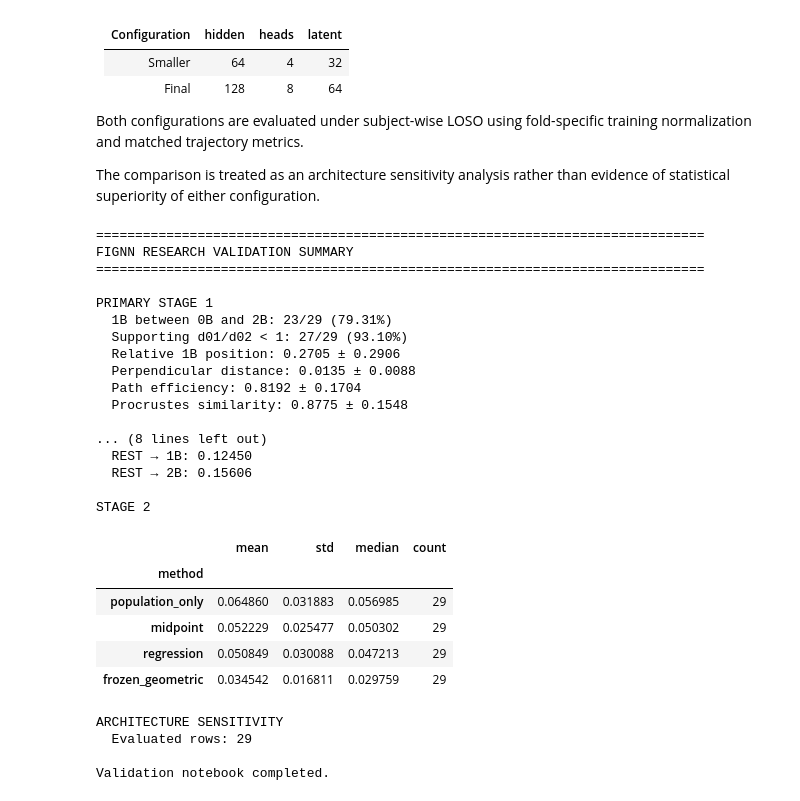
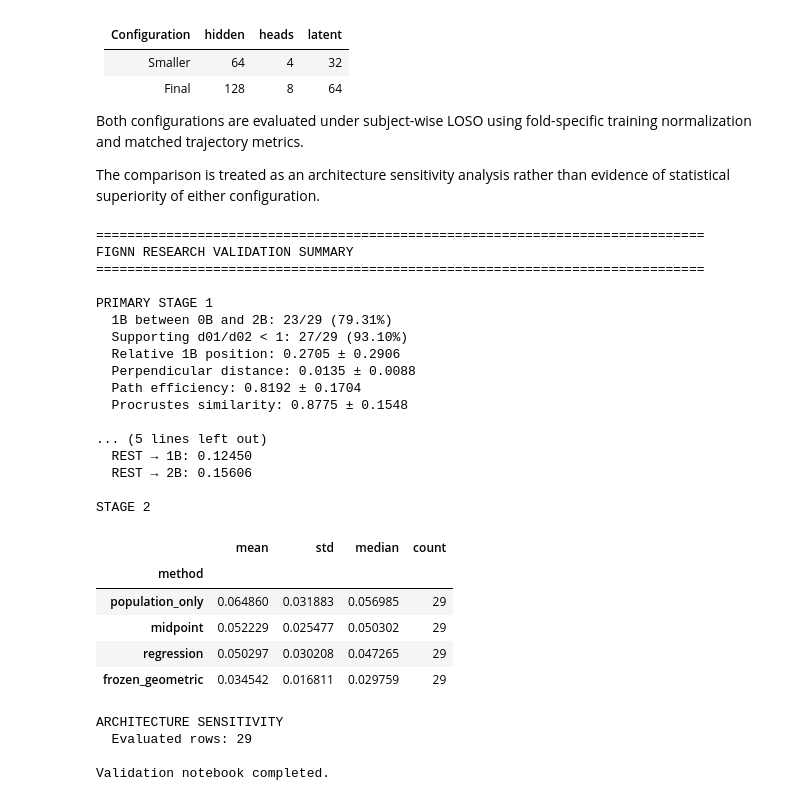
Before and after one commit to VigneshJai-Debug/fignn_cni__project, a Jupyter notebook: notebooks/FIGNN_Research_Validation_set1.ipynb, the cells around one changed output. Cells and saved outputs as stored; diff of their text form; code cells hidden in the pictures.

```diff
--- a/notebooks/FIGNN_Research_Validation_set1.ipynb
+++ b/notebooks/FIGNN_Research_Validation_set1.ipynb
@@ -1543,19 +1448,6 @@ print(
 
 print("\nPROCRUSTES ROBUSTNESS")
 
-if "perm_df" in globals():
-    print(
-        f"  Permutations per subject: {N_PERM}"
-    )
-    print(
-        f"  Subjects p < .05: "
-        f"{(perm_df['empirical_p_plus1'] < 0.05).sum()}/29"
-    )
-    print(
-        f"  Subjects FDR q < .05: "
-        f"{(perm_df['q_fdr'] < 0.05).sum()}/29"
-    )
-
 if "bootstrap_df" in globals():
     print(
         f"  Bootstrap subjects: "
@@ -1595,35 +1487,35 @@ display(stage2_summary.round(6))
 
 print("\nARCHITECTURE SENSITIVITY")
 
 if "ablation_df" in globals():
     print(
         f"  Evaluated rows: {len(ablation_df)}"
     )
 
 print("\nValidation notebook completed.")
 # %% [output]
 ==============================================================================
 FIGNN RESEARCH VALIDATION SUMMARY
 ==============================================================================
 
 PRIMARY STAGE 1
   1B between 0B and 2B: 23/29 (79.31%)
   Supporting d01/d02 < 1: 27/29 (93.10%)
   Relative 1B position: 0.2705 ± 0.2906
   Perpendicular distance: 0.0135 ± 0.0088
   Path efficiency: 0.8192 ± 0.1704
   Procrustes similarity: 0.8775 ± 0.1548
 
-... (8 lines left out)
+... (5 lines left out)
   REST → 1B: 0.12450
   REST → 2B: 0.15606
 
 STAGE 2
 |  | mean | std | median | count |
 | method |  |  |  |  |
 | population_only | 0.064860 | 0.031883 | 0.056985 | 29 |
 | midpoint | 0.052229 | 0.025477 | 0.050302 | 29 |
-| regression | 0.050849 | 0.030088 | 0.047213 | 29 |
+| regression | 0.050297 | 0.030208 | 0.047265 | 29 |
 | frozen_geometric | 0.034542 | 0.016811 | 0.029759 | 29 |
 ARCHITECTURE SENSITIVITY
   Evaluated rows: 29
```
Also changed, not shown: parts of 15 cells of this notebook, 12 other files.
